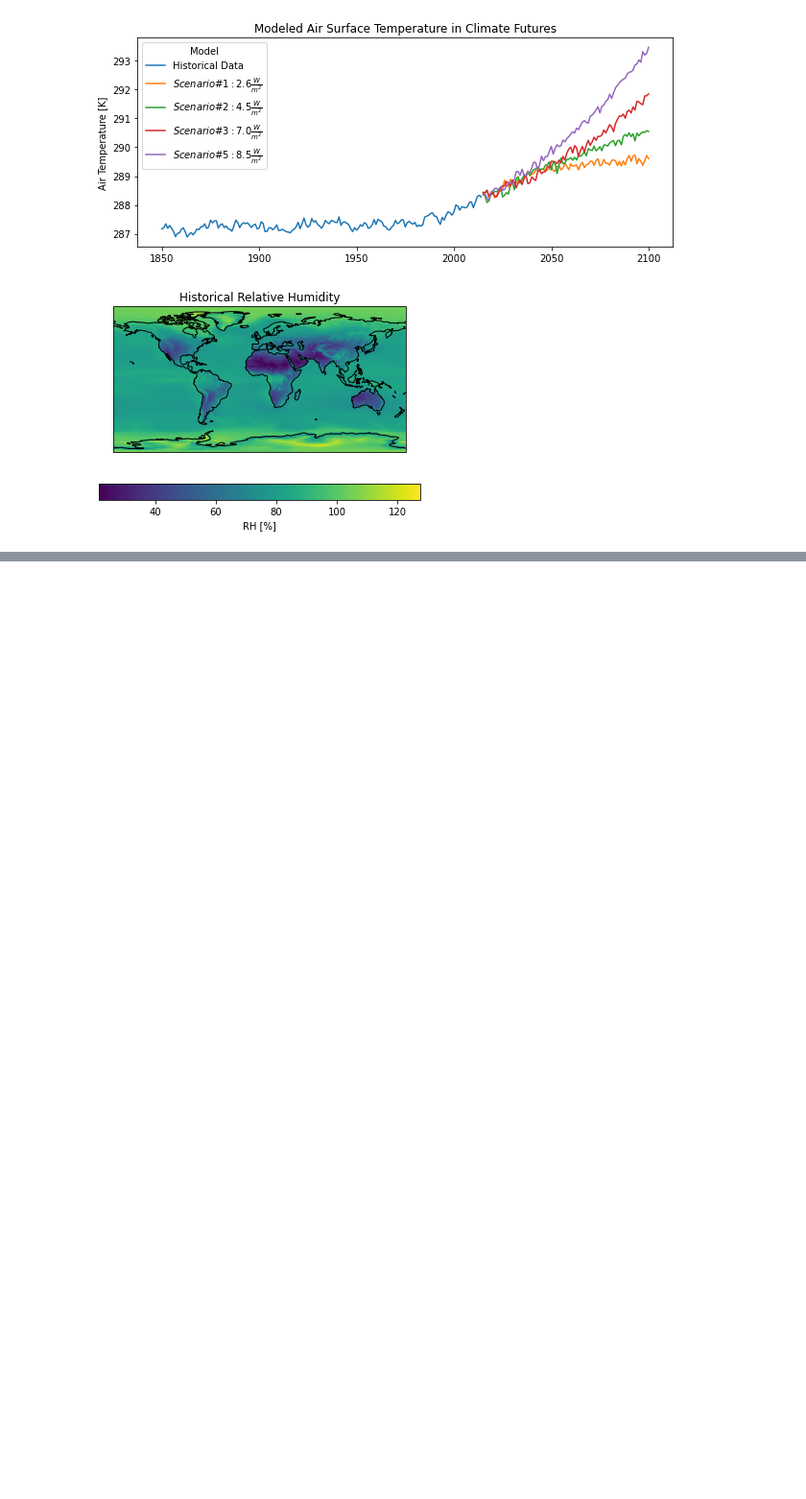
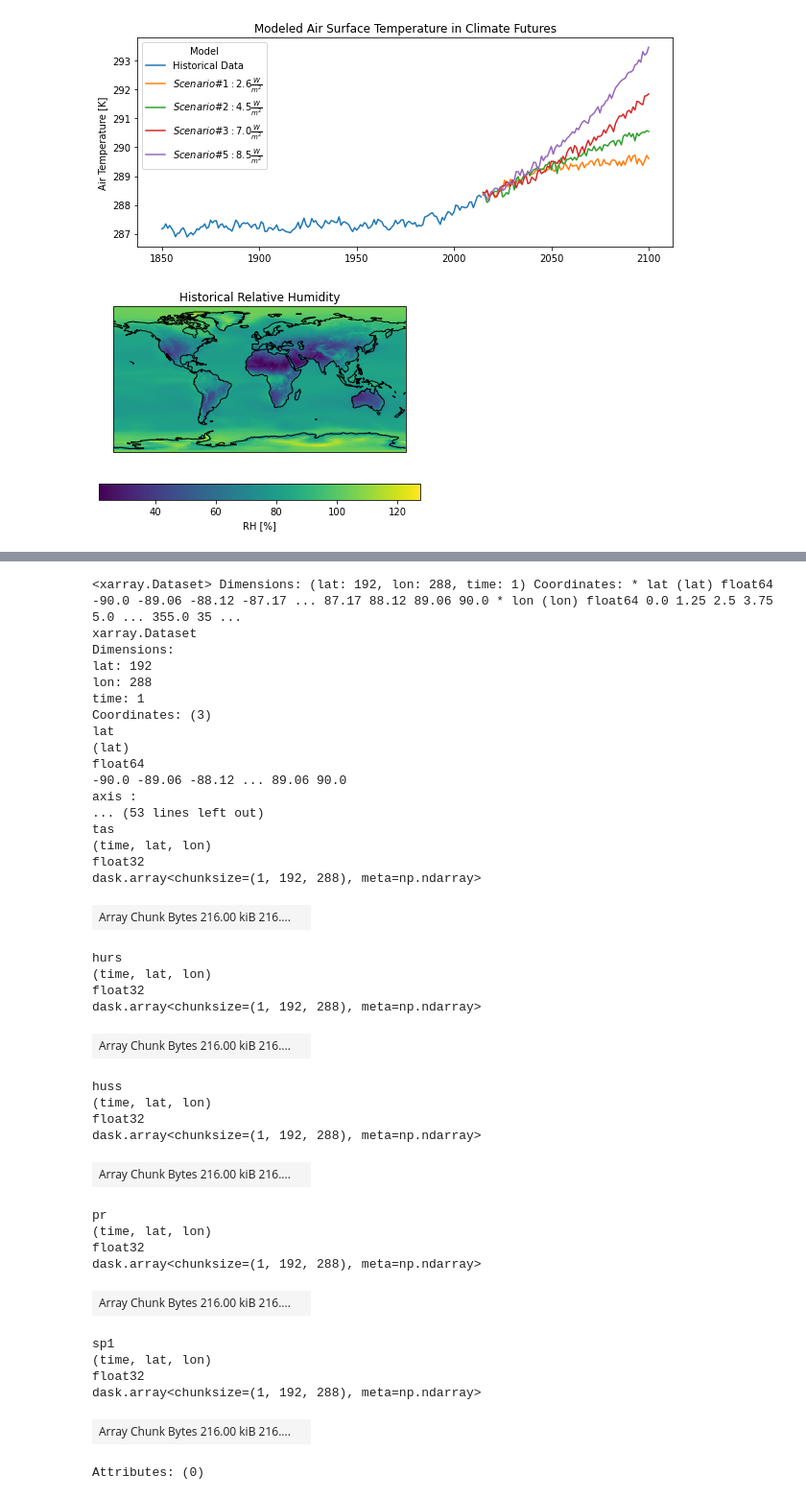
Before and after one commit to UCB-stat-159-s22/hw07-group20, a Jupyter notebook: _sources/notebooks/CESM_EDA.ipynb, the cells around one changed output, grey strips where cells are left out. Shown at 96% size. Drawn from its saved outputs; the diff is of its cells as text; code cells hidden in the pictures; blank space fills up the shorter version.

```diff
--- a/_sources/notebooks/CESM_EDA.ipynb
+++ b/_sources/notebooks/CESM_EDA.ipynb
@@ -491,0 +246,61 @@ Data variables:
+# %%
+# Select only the last date in each ds_diffs dataset
+d = ca.dictorize(
+    func = 'sel',
+    modeldict = ca.nest_dicts(
+        ds_diffs,
+        {'args': {'time': '2100-12-15'}},
+    ),
+)
+
+# Consider surface air temperature
+param = 'tas'
+
+###########################################################
+# Create new DataArrays as model names (for combining)
+for k in d.keys():
+    d[k][k] = d[k]['tas'].copy()
+
+
+    #
+print(np.vstack(tuple([d[k]['tas'].values for k in d.keys()])).shape)
+# %% [output]
+<xarray.Dataset> Dimensions: (lat: 192, lon: 288, time: 1) Coordinates: * lat (lat) float64 -90.0 -89.06 -88.12 -87.17 ... 87.17 88.12 89.06 90.0 * lon (lon) float64 0.0 1.25 2.5 3.75 5.0 ... 355.0 35 ...
+xarray.Dataset
+Dimensions:
+lat: 192
+lon: 288
+time: 1
+Coordinates: (3)
+lat
+(lat)
+float64
+-90.0 -89.06 -88.12 ... 89.06 90.0
+axis :
+... (53 lines left out)
+tas
+(time, lat, lon)
+float32
+dask.array<chunksize=(1, 192, 288), meta=np.ndarray>
+| Array Chunk Bytes 216.00 kiB 216.... |  |
+hurs
+(time, lat, lon)
+float32
+dask.array<chunksize=(1, 192, 288), meta=np.ndarray>
+| Array Chunk Bytes 216.00 kiB 216.... |  |
+huss
+(time, lat, lon)
+float32
+dask.array<chunksize=(1, 192, 288), meta=np.ndarray>
+| Array Chunk Bytes 216.00 kiB 216.... |  |
+pr
+(time, lat, lon)
+float32
+dask.array<chunksize=(1, 192, 288), meta=np.ndarray>
+| Array Chunk Bytes 216.00 kiB 216.... |  |
+sp1
+(time, lat, lon)
+float32
+dask.array<chunksize=(1, 192, 288), meta=np.ndarray>
+| Array Chunk Bytes 216.00 kiB 216.... |  |
+Attributes: (0)
```
Also changed, not shown: parts of 18 cells of this notebook, 26 other files.
